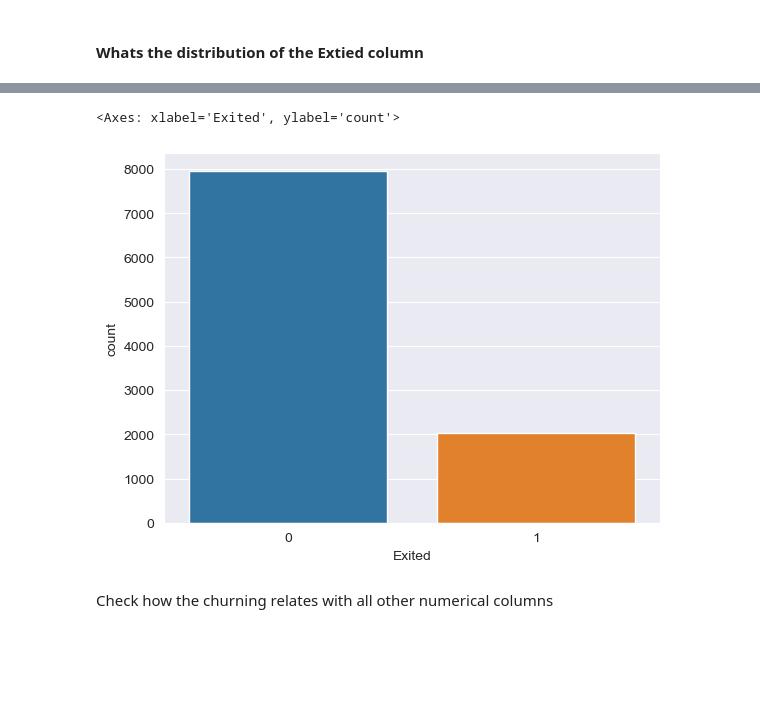
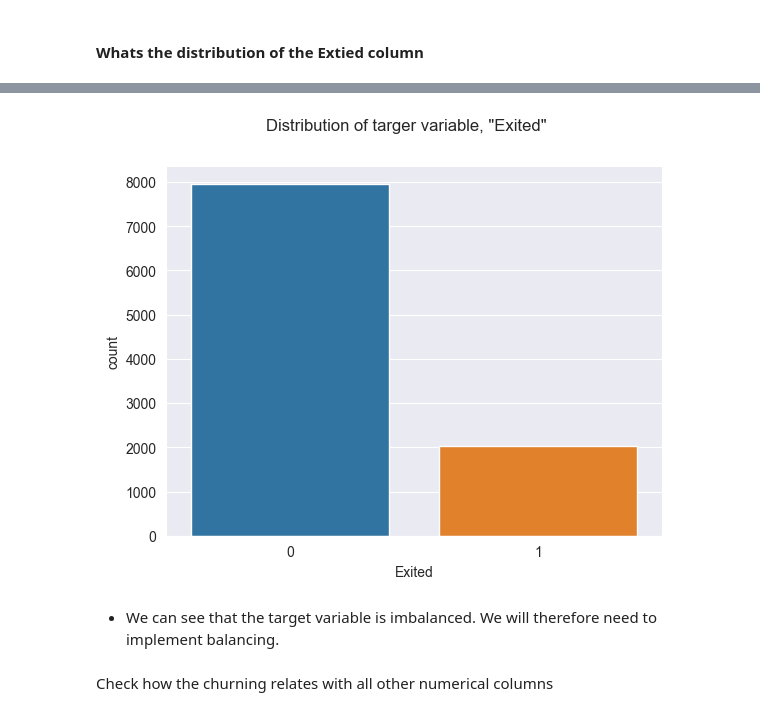
Before and after one commit to levine01/Group6_Phase3_Project, a Jupyter notebook: Churning.ipynb, the cells around one changed output, grey strips where cells are left out. Cells and saved outputs as stored; diff of their text form; code cells hidden in the pictures; blank space fills up the shorter version.

Commit message:
Added histogram to view distribution, and few comments

```diff
--- a/Churning.ipynb
+++ b/Churning.ipynb
@@ -149,10 +150,12 @@ Name: Exited, dtype: int64
 # %%
 # A bar graph to show the distribution
 plt.Figure(figsize=(12,6))
 sns.countplot(x='Exited' ,data=data)
+plt.suptitle('Distribution of targer variable, "Exited"');
 # %% [output]
-<Axes: xlabel='Exited', ylabel='count'>
-[figure, old version]
+[figure, new version]
+# %% [markdown]
+- We can see that the target variable is imbalanced. We will therefore need to implement balancing.
 # %% [markdown]
 Check how the churning relates with all other numerical columns
 # %%
```
Also changed, not shown: parts of 2 cells of this notebook.
